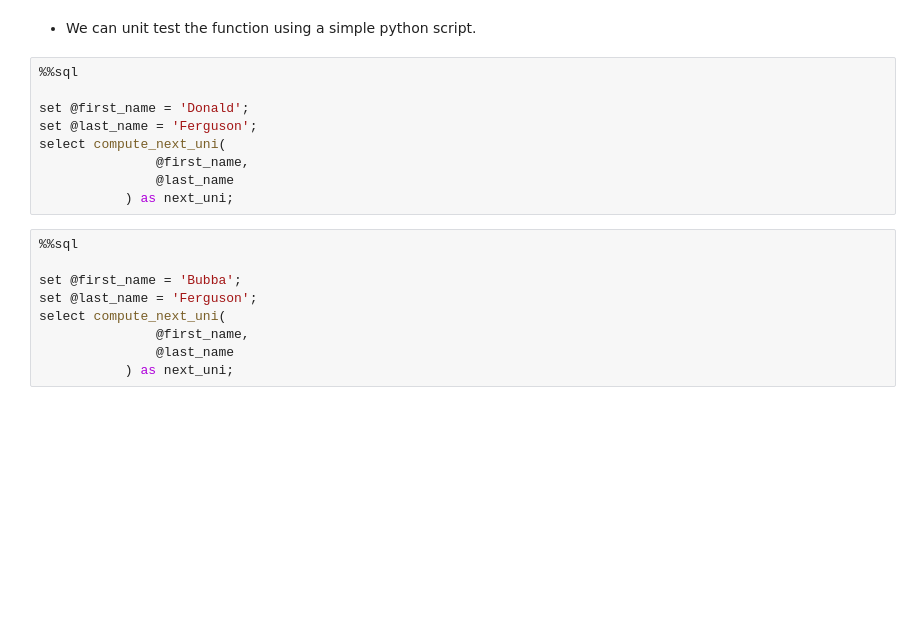
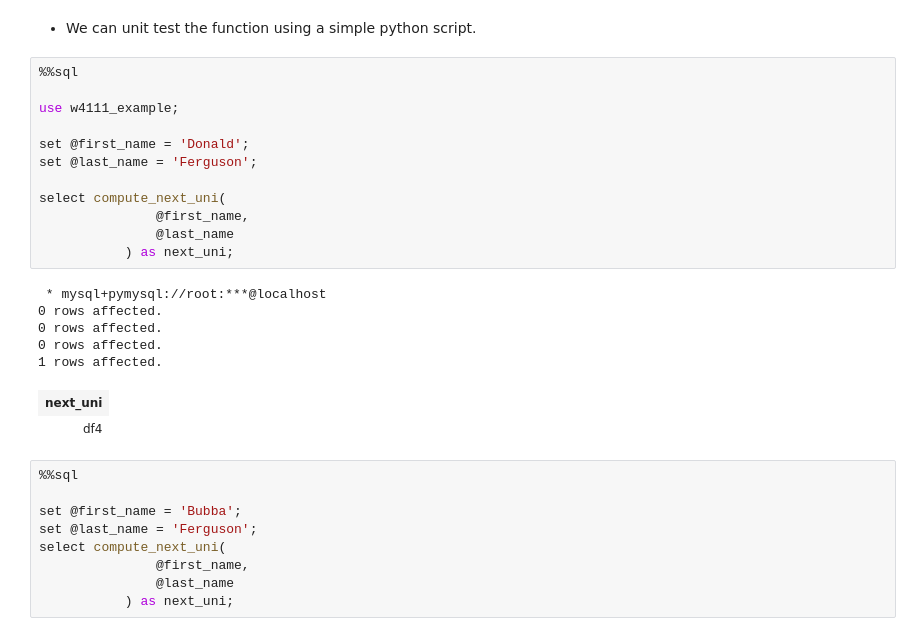
Before and after one commit to YueWang417/Intro_to_Databases_S23, a Jupyter notebook: Lectures/06_s_2023_w4111_lecture/06_s_2023_lecture_examples.ipynb, the cells around one changed output. Cells and saved outputs as stored; diff of their text form; blank space fills up the shorter version.

```diff
--- a/Lectures/06_s_2023_w4111_lecture/06_s_2023_lecture_examples.ipynb
+++ b/Lectures/06_s_2023_w4111_lecture/06_s_2023_lecture_examples.ipynb
@@ -268,12 +308,23 @@ end;
 # %%
 %%sql
 
+use w4111_example;
+
 set @first_name = 'Donald';
 set @last_name = 'Ferguson';
+
 select compute_next_uni(
                @first_name,
                @last_name
            ) as next_uni;
+# %% [output]
+ * mysql+pymysql://root:***@localhost
+0 rows affected.
+0 rows affected.
+0 rows affected.
+1 rows affected.
+| next_uni |
+| df4 |
 # %%
 %%sql
 
```
Also changed, not shown: parts of 47 cells of this notebook, 10 other files.
